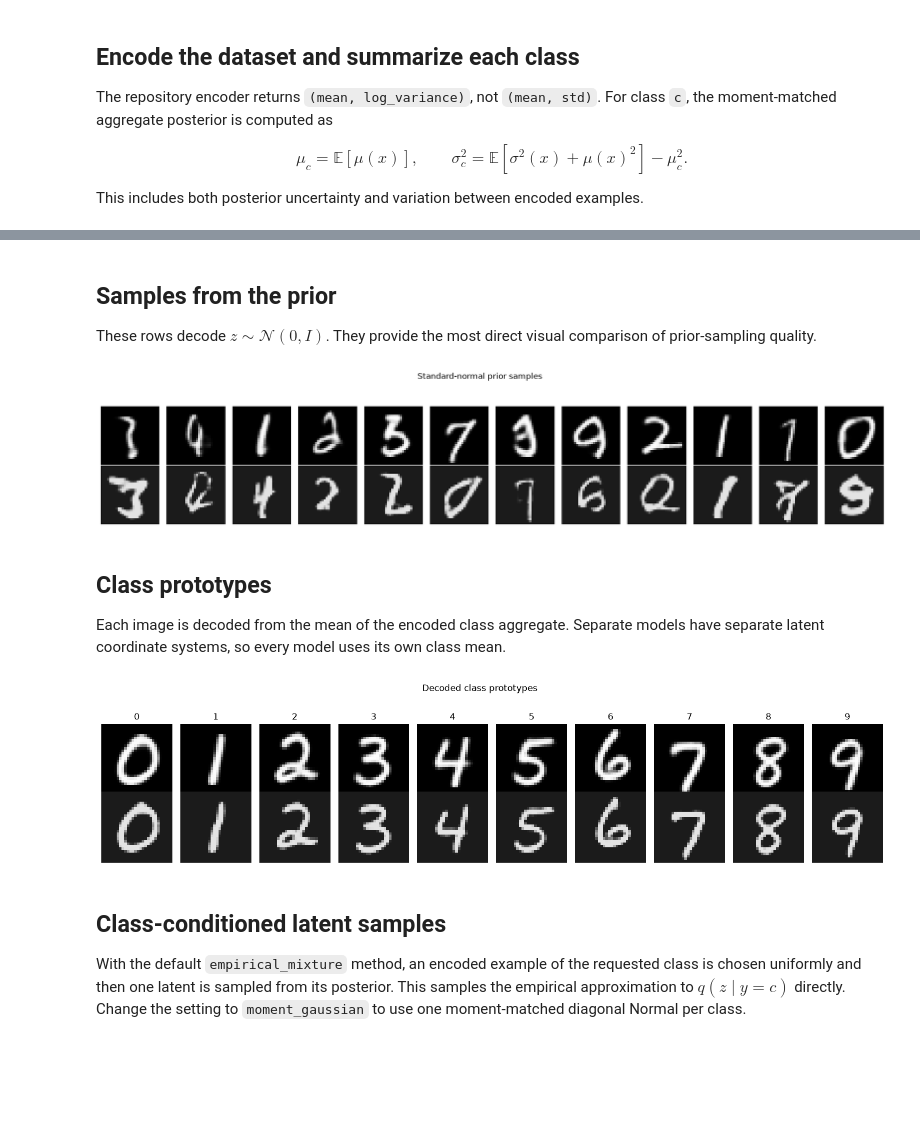
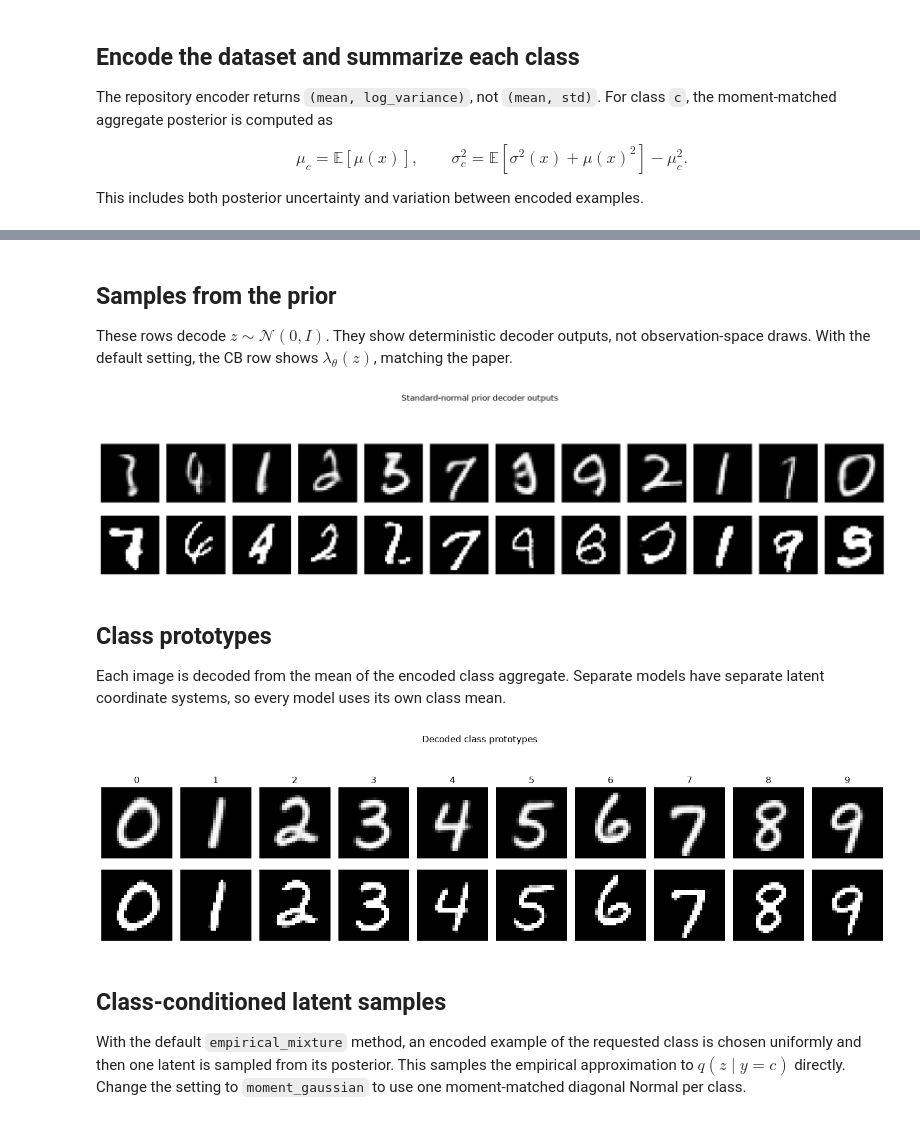
Before and after one commit to gianmarco00/domain-knowledge-analysis-generative-models, a Jupyter notebook: notebooks/compare_two_vae_latent_spaces.ipynb, the cells around one changed output, grey strips where cells are left out. Saved outputs shown, nothing was run; the diff lists cells and outputs as text; code cells hidden in the pictures; blank space fills up the shorter version.

```diff
--- a/notebooks/compare_two_vae_latent_spaces.ipynb
+++ b/notebooks/compare_two_vae_latent_spaces.ipynb
@@ -56,8 +51,10 @@ MODEL_A_CHECKPOINT = (
 )
 MODEL_B_CHECKPOINT = (
     REPO_ROOT
-    / "runs/vae_mnist_lr_0.001_24_jul_1148/checkpoints/best.pt"
+    / "runs/vae_mnist_lr_0.001_24_jul_0824/checkpoints/best.pt"
 )
+# To compare a second model, use for example:
+# MODEL_B_CHECKPOINT = REPO_ROOT / "runs/.../checkpoints/best.pt"
 
 MODEL_A_NAME = "Model B"
 MODEL_B_NAME = "Model CB"
@@ -132,7 +141,7 @@ Edit MODEL_A_CHECKPOINT and MODEL_B_CHECKPOINT in the settings cell.
 
 The repository normally dequantizes inputs only for a Continuous-Bernoulli training configuration. For a controlled latent comparison, this cell deliberately disables that wrapper and gives both encoders the exact same raw `ToTensor()` MNIST images.
 # %%
-evaluation_config = deepcopy(model_a["config"])
+evaluation_config = deepcopy(models[0]["config"])
 evaluation_config.setdefault("loss", {})["log_prob_function"] = "bernoulli"
 
 dataset_name = evaluation_config["dataset"]["name"]
@@ -150,6 +159,6 @@ evaluation_loader = DataLoader(
 
 print(
     f"Using {len(evaluation_dataset)} raw {dataset_name.upper()} "
-    f"{DATA_SPLIT} images for both models."
+    f"{DATA_SPLIT} images for {len(models)} model(s)."
 )
 # %% [output]
@@ -230,14 +239,11 @@ for item in models:
     )
     item["class_statistics"] = get_class_statistics(item["encoded"])
 
-assert torch.equal(
-    model_a["encoded"]["labels"],
-    model_b["encoded"]["labels"],
-)
+reference_labels = models[0]["encoded"]["labels"]
+for item in models[1:]:
+    assert torch.equal(reference_labels, item["encoded"]["labels"])
 
-class_ids = sorted(
-    set(model_a["class_statistics"])
-    & set(model_b["class_statistics"])
-)
+class_sets = [set(item["class_statistics"]) for item in models]
+class_ids = sorted(set.intersection(*class_sets))
 print(f"Classes: {class_ids}")
 # %% [output]
@@ -281,16 +287,10 @@ class | count | ||class mean|| | mean aggregate std | mean KL
 # %%
 @torch.no_grad()
-def decode_expected_images(model, latents):
-    """Decode E[x|z] so different observation models are comparable."""
+def decode_parameter_images(model, latents):
+    """Decode the observation-distribution parameter image."""
     model.eval()
     logits = model.decoder(latents.to(DEVICE))
-
-    if model.decoder_distribution_name == "continuous_bernoulli":
-        lambda_ = continuous_bernoulli_probs_from_logits(logits)
-        images = ContinuousBernoulli(probs=lambda_).mean
-    else:
-        images = torch.sigmoid(logits)
-
+    images = torch.sigmoid(logits)
     return images.clamp(0.0, 1.0).cpu()
 
 
@@ -340,43 +340,43 @@ def sample_class_latents(item, class_id, n_samples, generator, method):
 # %% [markdown]
 ## Samples from the prior
 
-These rows decode $z \sim \mathcal{N}(0, I)$. They provide the most direct visual comparison of prior-sampling quality.
+These rows decode $z \sim \mathcal{N}(0, I)$. They show deterministic decoder outputs, not observation-space draws. With the default setting, the CB row shows $\lambda_\theta(z)$, matching the paper.
 # %%
 figure, axes = plt.subplots(
-    nrows=2,
+    nrows=len(models),
     ncols=NUM_PRIOR_SAMPLES,
-    figsize=(1.45 * NUM_PRIOR_SAMPLES, 3.5),
+    figsize=(1.45 * NUM_PRIOR_SAMPLES, 1.8 * len(models) + 0.8),
     squeeze=False,
 )
 
 for row, item in enumerate(models):
     generator = torch.Generator().manual_seed(RANDOM_SEED)
     latents = torch.randn(
         NUM_PRIOR_SAMPLES,
         item["latent_dim"],
         generator=generator,
     )
-    images = decode_expected_images(item["model"], latents)
+    images = decode_parameter_images(item["model"], latents)
 
     for column, image in enumerate(images):
         show_image(axes[row, column], image)
     axes[row, 0].set_ylabel(item["name"], rotation=0, labelpad=45, va="center")
 
-figure.suptitle("Standard-normal prior samples")
+figure.suptitle("Standard-normal prior decoder outputs")
 plt.tight_layout(rect=(0.03, 0.0, 1.0, 0.93))
 plt.show()
 plt.close(figure)
 # %% [output]
-[figure, old version]
+[figure, new version]
 # %% [markdown]
 ## Class prototypes
 
 Each image is decoded from the mean of the encoded class aggregate. Separate models have separate latent coordinate systems, so every model uses its own class mean.
 # %%
 figure, axes = plt.subplots(
-    nrows=2,
+    nrows=len(models),
     ncols=len(class_ids),
-    figsize=(1.55 * len(class_ids), 3.6),
+    figsize=(1.55 * len(class_ids), 1.8 * len(models) + 0.8),
     squeeze=False,
 )
 
@@ -384,7 +384,7 @@ for row, item in enumerate(models):
     prototype_latents = torch.stack(
         [item["class_statistics"][class_id]["mean"] for class_id in class_ids]
     )
-    prototype_images = decode_expected_images(item["model"], prototype_latents)
+    prototype_images = decode_parameter_images(item["model"], prototype_latents)
 
     for column, (class_id, image) in enumerate(zip(class_ids, prototype_images)):
         show_image(axes[row, column], image, title=str(class_id) if row == 0 else None)
@@ -395,7 +395,7 @@ plt.tight_layout(rect=(0.03, 0.0, 1.0, 0.93))
 plt.show()
 plt.close(figure)
 # %% [output]
-[figure, old version]
+[figure, new version]
 # %% [markdown]
 ## Class-conditioned latent samples
 
```
Also changed, not shown: parts of 10 cells of this notebook.
